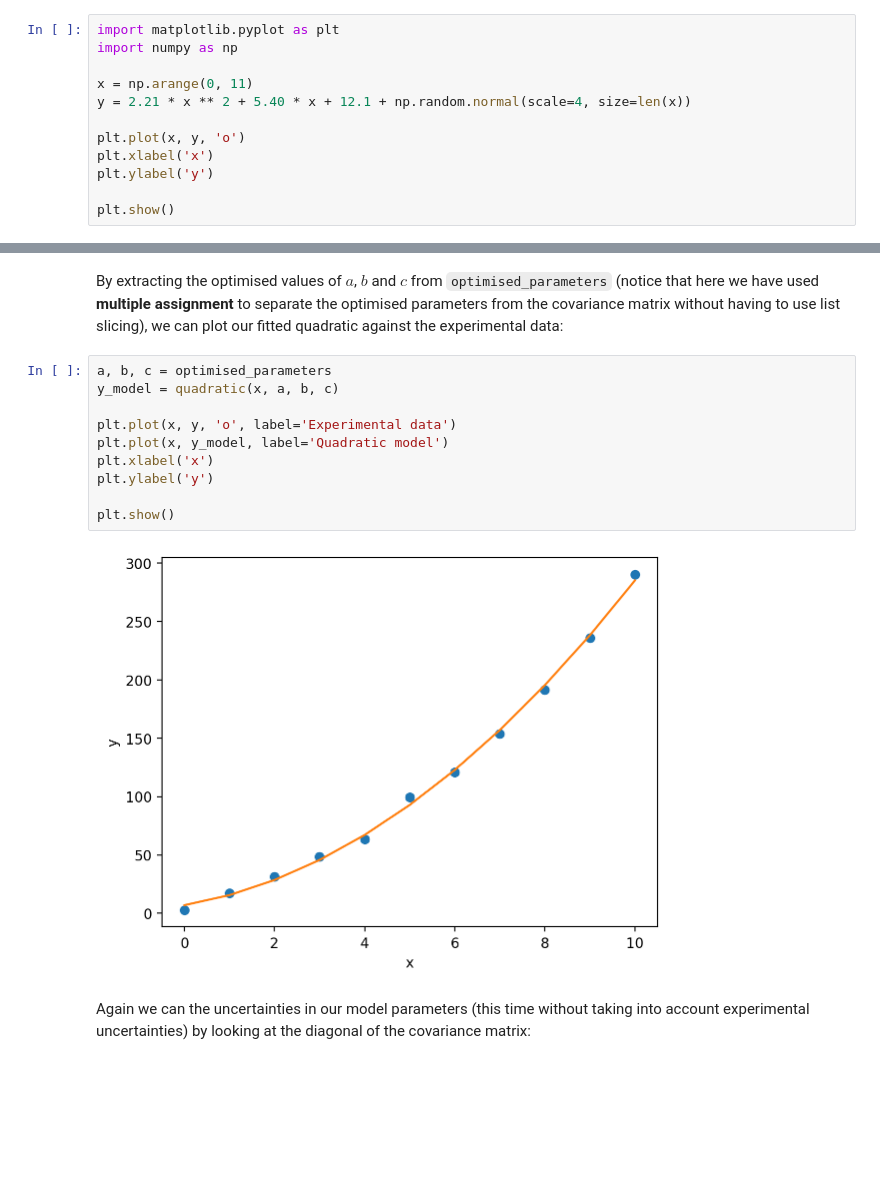
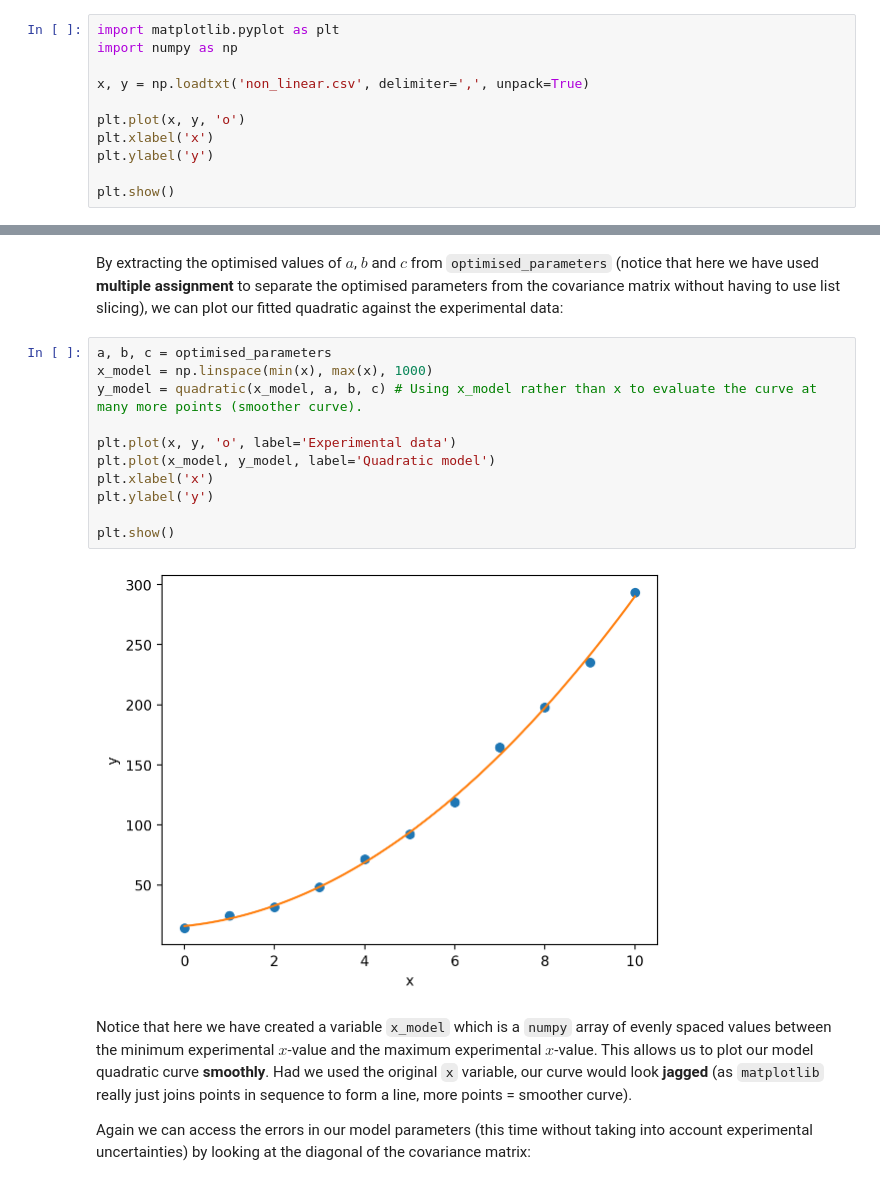
Before and after one commit to pythoninchemistry/ch12004, a Jupyter notebook: _sources/lab_6/non_linear_regression.ipynb, the cells around one changed output, grey strips where cells are left out. Cells and saved outputs as stored; diff of their text form; blank space fills up the shorter version.

```diff
--- a/_sources/lab_6/non_linear_regression.ipynb
+++ b/_sources/lab_6/non_linear_regression.ipynb
@@ -8,8 +8,7 @@ Despite the fact that both of our examples so far have involved **linear** data,
 import matplotlib.pyplot as plt
 import numpy as np
 
-x = np.arange(0, 11)
-y = 2.21 * x ** 2 + 5.40 * x + 12.1 + np.random.normal(scale=4, size=len(x))
+x, y = np.loadtxt('non_linear.csv', delimiter=',', unpack=True)
 
 plt.plot(x, y, 'o')
 plt.xlabel('x')
@@ -50,16 +49,19 @@ optimised_parameters, covariance_matrix = curve_fit(quadratic, x, y)
 By extracting the optimised values of $a$, $b$ and $c$ from `optimised_parameters` (notice that here we have used **multiple assignment** to separate the optimised parameters from the covariance matrix without having to use list slicing), we can plot our fitted quadratic against the experimental data:
 # %%
 a, b, c = optimised_parameters
-y_model = quadratic(x, a, b, c)
+x_model = np.linspace(min(x), max(x), 1000)
+y_model = quadratic(x_model, a, b, c) # Using x_model rather than x to evaluate the curve at many more points (smoother curve).
 
 plt.plot(x, y, 'o', label='Experimental data')
-plt.plot(x, y_model, label='Quadratic model')
+plt.plot(x_model, y_model, label='Quadratic model')
 plt.xlabel('x')
 plt.ylabel('y')
 
 plt.show()
 # %% [output]
-[figure, old version]
+[figure, new version]
 # %% [markdown]
-Again we can the uncertainties in our model parameters (this time without taking into account experimental uncertainties) by looking at the diagonal of the covariance matrix:
+Notice that here we have created a variable `x_model` which is a `numpy` array of evenly spaced values between the minimum experimental $x$-value and the maximum experimental $x$-value. This allows us to plot our model quadratic curve **smoothly**. Had we used the original `x` variable, our curve would look **jagged** (as `matplotlib` really just joins points in sequence to form a line, more points = smoother curve).
+
+Again we can access the errors in our model parameters (this time without taking into account experimental uncertainties) by looking at the diagonal of the covariance matrix:
 # %%
```
Also changed, not shown: parts of 19 cells of this notebook, 24 other files.
